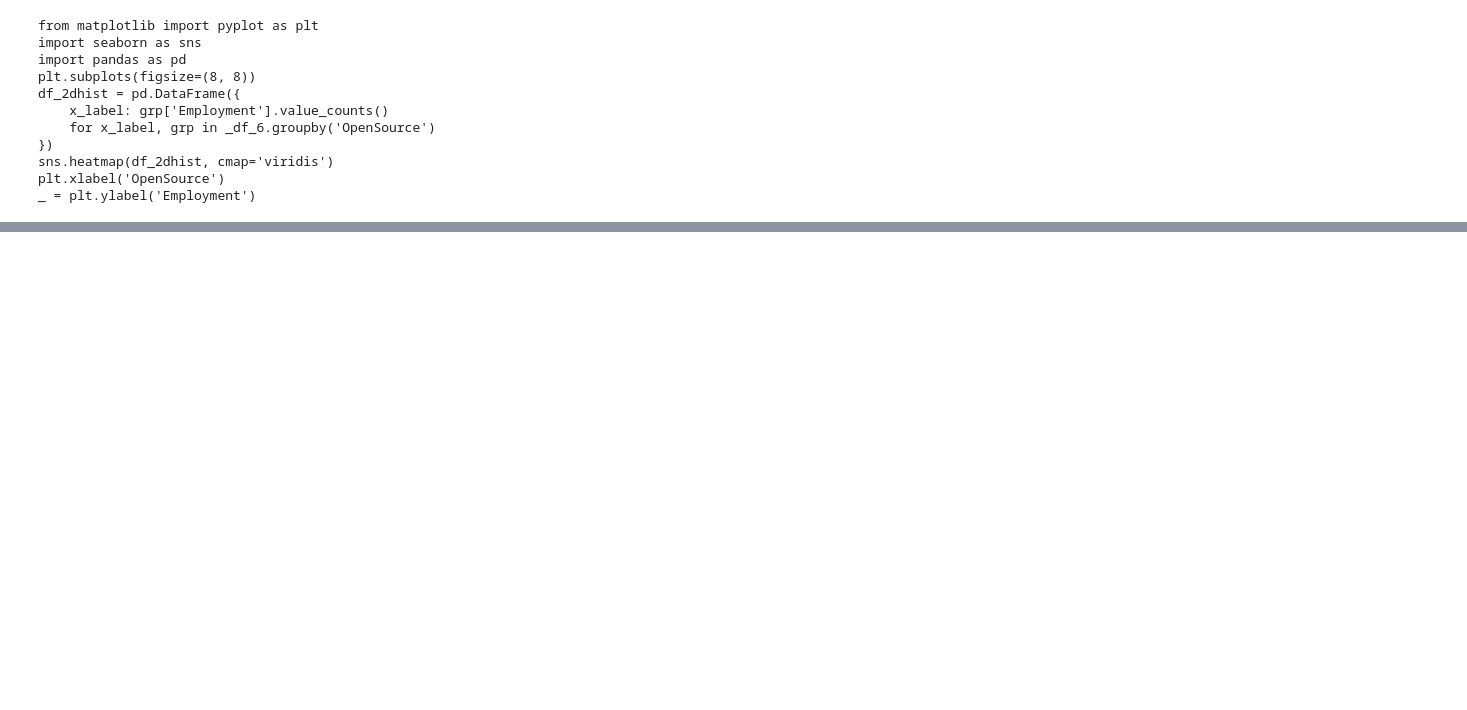
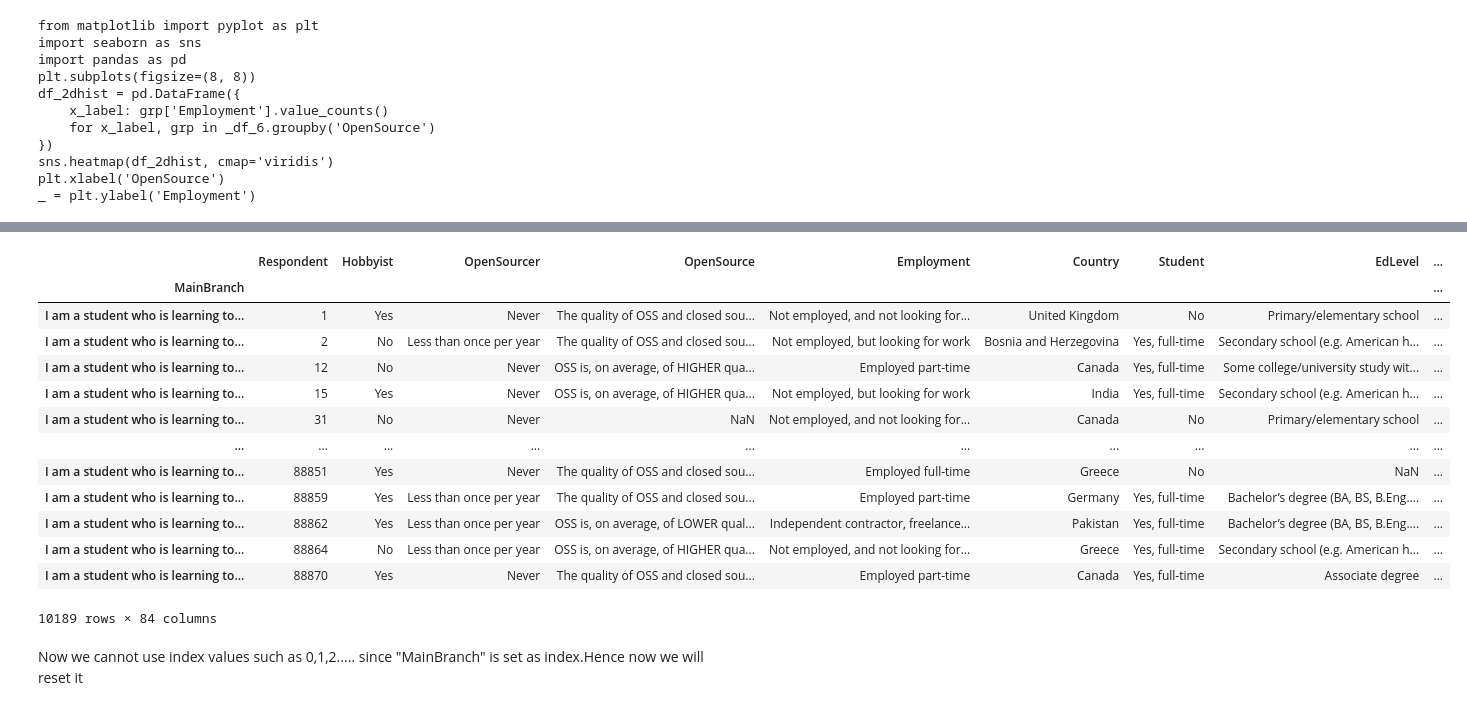
Before and after one commit to pranavsrinivas29/data_analysis, a Jupyter notebook: Pandas.ipynb, the cells around one changed output, grey strips where cells are left out. Cells and saved outputs as stored; diff of their text form; code cells hidden in the pictures; blank space fills up the shorter version.

```diff
--- a/Pandas.ipynb
+++ b/Pandas.ipynb
@@ -268,0 +271,2 @@ _ = plt.ylabel('Employment')
+# %%
+df.set_index('MainBranch',inplace=True)
@@ -268,0 +303,20 @@ _ = plt.ylabel('Employment')
+# %%
+# using 'I am a student who is learning to code' as an index since it is set as index
+df.loc['I am a student who is learning to code']
+# %% [output]
+|  | Respondent | Hobbyist | OpenSourcer | OpenSource | Employment | Country | Student | EdLevel | ... |
+| MainBranch |  |  |  |  |  |  |  |  | ... |
+| I am a student who is learning to... | 1 | Yes | Never | The quality of OSS and closed sou... | Not employed, and not looking for... | United Kingdom | No | Primary/elementary school | ... |
+| I am a student who is learning to... | 2 | No | Less than once per year | The quality of OSS and closed sou... | Not employed, but looking for work | Bosnia and Herzegovina | Yes, full-time | Secondary school (e.g. American h... | ... |
+| I am a student who is learning to... | 12 | No | Never | OSS is, on average, of HIGHER qua... | Employed part-time | Canada | Yes, full-time | Some college/university study wit... | ... |
+| I am a student who is learning to... | 15 | Yes | Never | OSS is, on average, of HIGHER qua... | Not employed, but looking for work | India | Yes, full-time | Secondary school (e.g. American h... | ... |
+| I am a student who is learning to... | 31 | No | Never | NaN | Not employed, and not looking for... | Canada | No | Primary/elementary school | ... |
+| ... | ... | ... | ... | ... | ... | ... | ... | ... | ... |
+| I am a student who is learning to... | 88851 | Yes | Never | The quality of OSS and closed sou... | Employed full-time | Greece | No | NaN | ... |
+| I am a student who is learning to... | 88859 | Yes | Less than once per year | The quality of OSS and closed sou... | Employed part-time | Germany | Yes, full-time | Bachelor’s degree (BA, BS, B.Eng.... | ... |
+| I am a student who is learning to... | 88862 | Yes | Less than once per year | OSS is, on average, of LOWER qual... | Independent contractor, freelance... | Pakistan | Yes, full-time | Bachelor’s degree (BA, BS, B.Eng.... | ... |
+| I am a student who is learning to... | 88864 | No | Less than once per year | OSS is, on average, of HIGHER qua... | Not employed, and not looking for... | Greece | Yes, full-time | Secondary school (e.g. American h... | ... |
+| I am a student who is learning to... | 88870 | Yes | Never | The quality of OSS and closed sou... | Employed part-time | Canada | Yes, full-time | Associate degree | ... |
+10189 rows × 84 columns
+# %% [markdown]
+Now we cannot use index values such as 0,1,2..... since "MainBranch" is set as index.Hence now we will reset it
```
Also changed, not shown: parts of 10 cells of this notebook.
